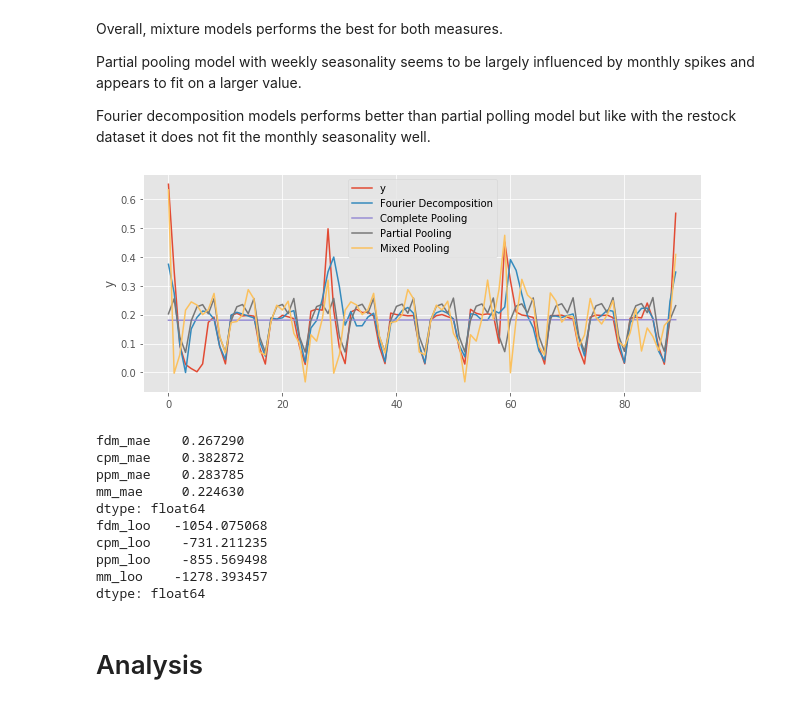
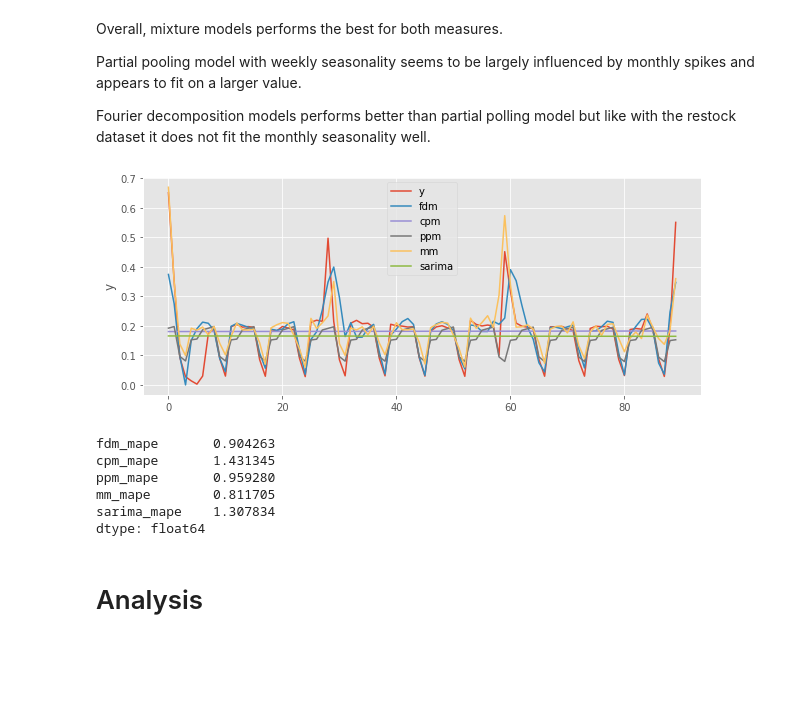
Before and after one commit to hyunjimoon/Mixed-pooling-paper, a Jupyter notebook: When seasonality meets Bayesian Decomposing seasonalities in Stan.ipynb, the cells around one changed output. Cells and saved outputs as stored; diff of their text form; code cells hidden in the pictures; blank space fills up the shorter version.

Commit message:
sarima results

```diff
--- a/When seasonality meets Bayesian Decomposing seasonalities in Stan.ipynb
+++ b/When seasonality meets Bayesian Decomposing seasonalities in Stan.ipynb
@@ -394,7 +292,7 @@ def predict_ppm(params, df, pool):
     df['yhat'] = k * df['t'] + m
     return df
 
-def generate_mm_data(df, season_w, *pools):
+def generate_mm_data(df, *pools):
     return {
         'T': df.shape[0],
         'D': len(pools),
@@ -426,6 +324,15 @@ def predict_fdm(params, df, *terms):
     X = np.concatenate([generate_fourier_terms(df['ds'], period, order) for period, order in terms], axis=1)
     df['yhat'] = params['k'] * df['t'] + np.dot(X, params['beta']) + params['m']
     return df
+# %%
+def predict_arima(order, seasonal_order, train_df, test_df, logTF = False):
+    if(logTF):
+        model = SARIMAX(np.log(train_df['y']), order=order, seasonal_order=seasonal_order).fit()
+        test_df['yhat'] = np.exp(model.forecast(test_df.shape[0]).values)
+    else:
+        model = SARIMAX(train_df['y'], order=order, seasonal_order=seasonal_order).fit()
+        test_df['yhat'] = model.forecast(test_df.shape[0]).values
+    return test_df
 # %% [markdown]
 # Evaluation
 
@@ -483,7 +394,6 @@ def plot_predict(df):
     fig, ax = plt.subplots(1, 1, figsize=(10, 4))
     df.plot(ax=ax)
     ax.set_ylabel('y')
-    plt.svg
 # %% [markdown]
 ## Data I: Delivery
 
@@ -802,3 +682,11 @@ WARNING:pystan:Try running with adapt_delta larger than 0.8 to remove the diverg
+# %%
+predict_df = predict_arima((2, 0, 1), (0, 0, 2, 7), df, df)
+sarima_yhat = predict_df['yhat']
+
+sarima_mape = np.asarray([
+    calculate_mape(predict_arima((2, 0, 1), (0, 0, 2, 7), train_df, test_df))
+    for train_df, test_df in generate_cv_data(df, 365, 30)
+])
 # %% [markdown]
 Overall, mixture models performs the best for both measures.
 
@@ -806,39 +694,37 @@ Partial pooling model with weekly seasonality seems to be largely influenced by
 
 Fourier decomposition models performs better than partial polling model but like with the restock dataset it does not fit the monthly seasonality well.
 # %%
-total_df = pd.DataFrame({
+total_df_wm = pd.DataFrame({
     'y': df['y'],
-    'Fourier Decomposition': fdm_yhat,
-    'Complete Pooling': cpm_yhat,
-    'Partial Pooling': ppm_yhat,
-    'Mixed Pooling' : mm_yhat
+    'fdm': fdm_yhat,
+    'cpm': cpm_yhat,
+    'ppm': ppm_yhat,
+    'mm': mm_yhat,
+    'sarima': sarima_yhat,
 })
-plot_predict(total_df)
+plot_predict(total_df_wm)
 # %% [output]
-[figure, old version]
+[figure, new version]
 # %%
-mae_df = pd.DataFrame({
-    'fdm_mae': fdm_mae,
-    'cpm_mae': cpm_mae,
-    'ppm_mae': ppm_mae,
-    'mm_mae': mm_mae,
+mape_df_wm = pd.DataFrame({
+    'fdm_mape': fdm_mape,
+    'cpm_mape': cpm_mape,
+    'ppm_mape': ppm_mape,
+    'mm_mape': mm_mape,
+    'sarima_mape': sarima_mape,
 })
-print(mae_df.mean())
-mloo_df = pd.DataFrame({
-    'fdm_loo': fdm_loo,
-    'cpm_loo': cpm_loo,
-    'ppm_loo': ppm_loo,
-    'mm_loo': mm_loo,
-})
-print(mloo_df.mean())
+print(mape_df_wm.mean())
+# mloo_df = pd.DataFrame({
+#     'fdm_loo': fdm_loo,
+#     'cpm_loo': cpm_loo,
+#     'ppm_loo': ppm_loo,
+#     'mm_loo': mm_loo,
+# })
+# print(mloo_df.mean())
 # %% [output]
-fdm_mae    0.267290
-cpm_mae    0.382872
-ppm_mae    0.283785
-mm_mae     0.224630
+fdm_mape       0.904263
+cpm_mape       1.431345
+ppm_mape       0.959280
+mm_mape        0.811705
+sarima_mape    1.307834
 dtype: float64
-fdm_loo   -1054.075068
-cpm_loo    -731.211235
-ppm_loo    -855.569498
-mm_loo    -1278.393457
-dtype: float64
```
Also changed, not shown: parts of 29 cells of this notebook, 6 other files.
